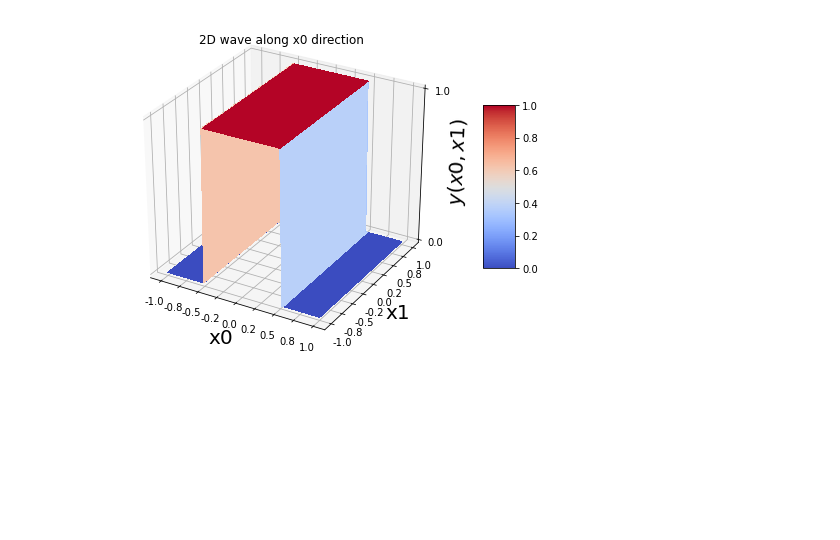
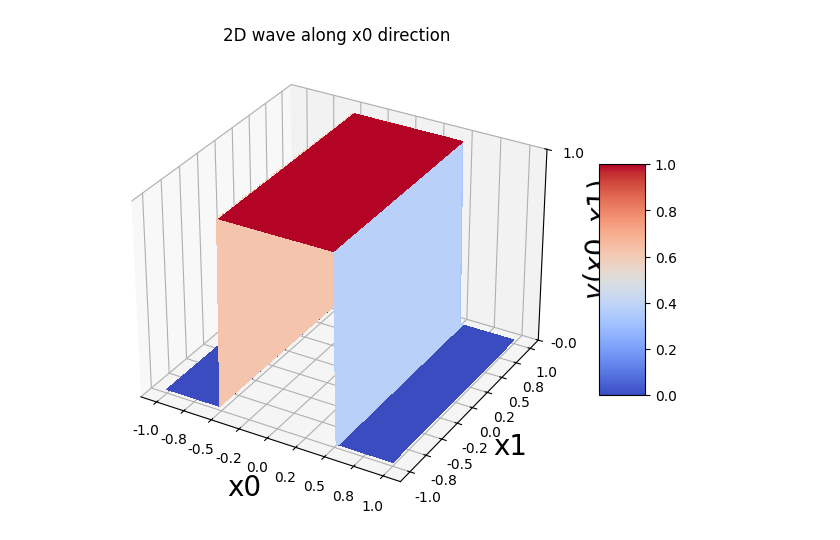
Before and after one commit to PhonxayMax/Deep_Learning_with_PyToch_Eli_steven_Luca_Thomas, a Jupyter notebook: CH7_7_4_3_approximating_surfaces_with_perceptrons.ipynb, the cells around one changed output. Saved outputs shown, nothing was run; the diff lists cells and outputs as text; code cells hidden in the pictures; blank space fills up the shorter version.

```diff
--- a/CH7_7_4_3_approximating_surfaces_with_perceptrons.ipynb
+++ b/CH7_7_4_3_approximating_surfaces_with_perceptrons.ipynb
@@ -129,35 +142,35 @@ fig.show()
 # %%
 # 2D wave along x-direction
 X = torch.linspace(start=-1, end=1, steps=100)
 Y = torch.linspace(start=-1, end=1, steps=100)
 gridX, gridY = torch.meshgrid(X, Y)
 X = torch.tensor([(y, x) for y, x in zip(gridX.reshape(-1), gridY.reshape(-1))])
 W0 = torch.tensor([[1.0, 0.0],
                     [-1.0, 0.0]
                     ], dtype=torch.float32)
 b0 = torch.tensor([0.5, 0.5], dtype=torch.float32)
 W1 = torch.tensor([[1.0, 1.0]], dtype=torch.float32)
 b1 = torch.tensor([-1.5])
 Z = MLP(X=X, W0=W0, W1=W1, b0=b0, b1=b1, activation0=torch.heaviside, activation1=torch.heaviside)
 fig = plt.figure(figsize=(8, 6))
-ax = fig.gca(projection="3d")
+ax = fig.add_subplot(111, projection='3d')  # Creates a 3D subplot within the figure
 surf = ax.plot_surface(
     gridX, gridY, Z.reshape(100, -1).numpy(), cmap=cm.coolwarm,
     linewidth=0, antialiased=False
 )
 ax.xaxis.set_major_formatter(FormatStrFormatter("%.1f"))
 ax.yaxis.set_major_formatter(FormatStrFormatter("%.1f"))
 ax.zaxis.set_major_formatter(FormatStrFormatter("%.1f"))
 ax.zaxis.set_major_locator(LinearLocator(2))
 ax.set_zlabel("$y(x0, x1)$", fontsize=20, rotation=0)
 ax.set_xlabel("x0", fontsize=20)
 ax.set_ylabel("x1", fontsize=20)
 fig.colorbar(surf, shrink=0.5, aspect=5)
 plt.title('2D wave along x0 direction')
 plt.show()
 fig.show()
 # %% [output]
-[figure, old version]
+[figure, new version]
 # %%
 # 2D wave along y-direction
 X = torch.linspace(start=-1, end=1, steps=100)
```
Also changed, not shown: parts of 11 cells of this notebook.
